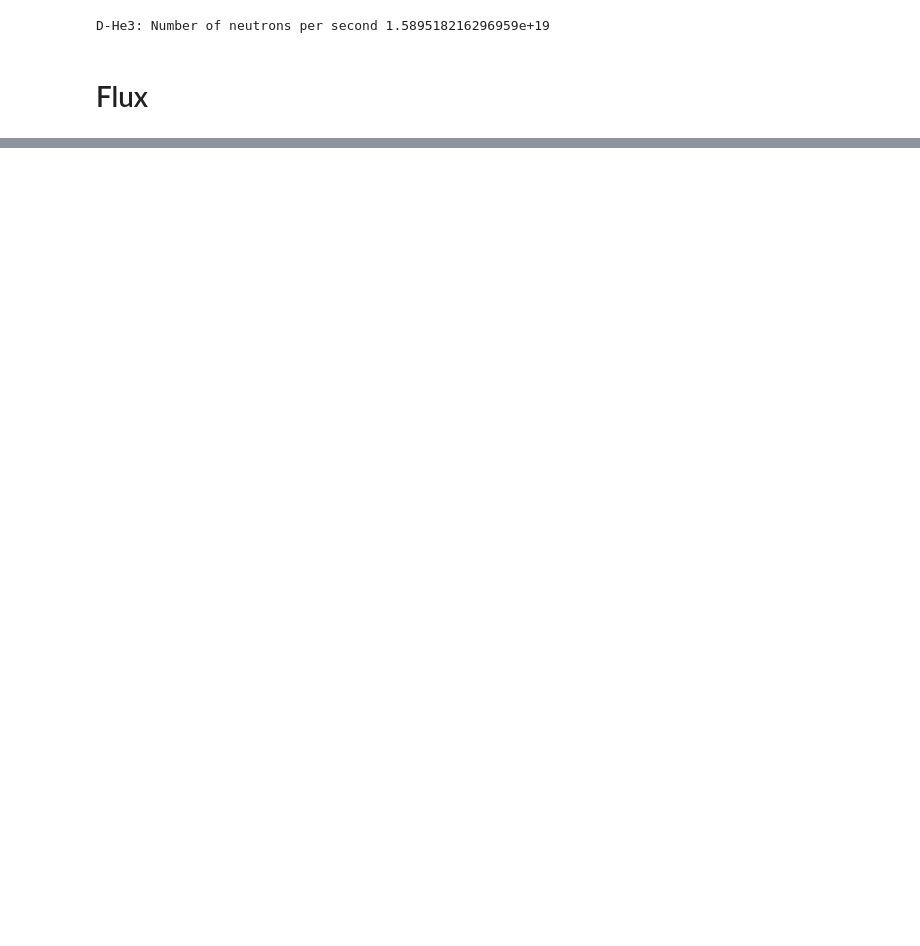
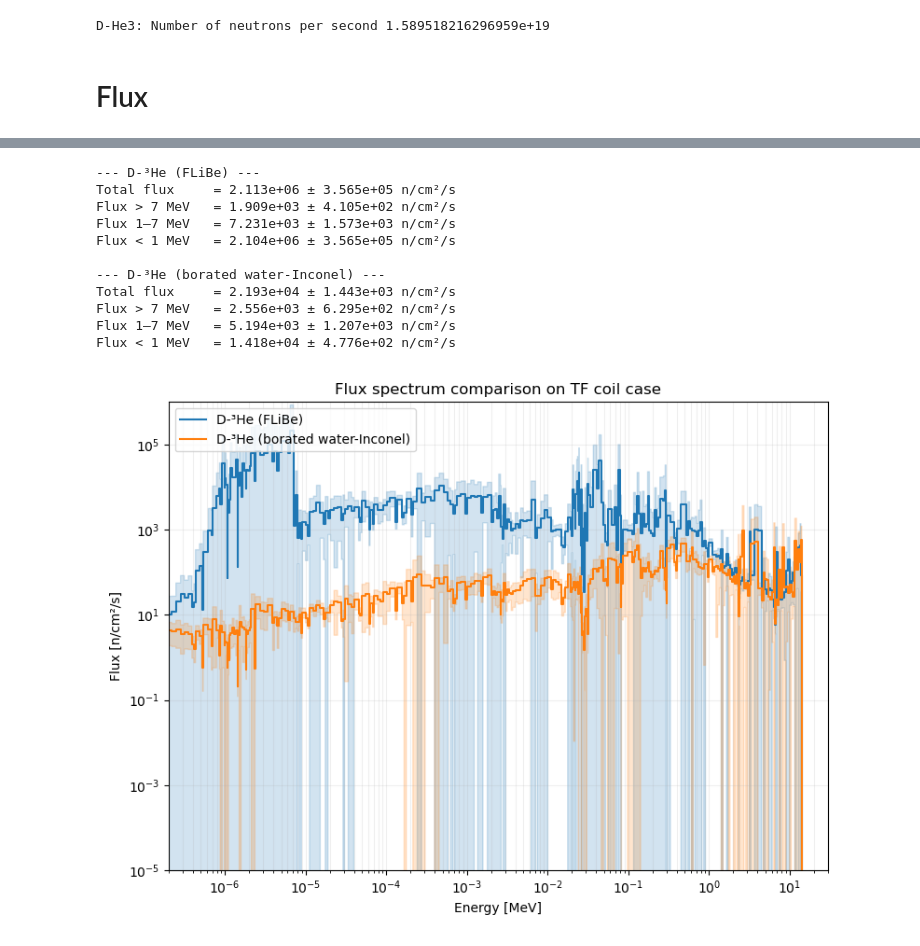
Before and after one commit to davidepettinari/fusion_fuel_concepts_explorer, a Jupyter notebook: models/comparison/all_dhe3.ipynb, the cells around one changed output, grey strips where cells are left out. Saved outputs shown, nothing was run; the diff lists cells and outputs as text; code cells hidden in the pictures; blank space fills up the shorter version.

```diff
--- a/models/comparison/all_dhe3.ipynb
+++ b/models/comparison/all_dhe3.ipynb
@@ -240,0 +305,28 @@ Flux < 1 MeV   = 1.003e+04 ± 1.798e+02 n/cm²/s
+# %%
+compare_flux_spectra(
+    sp1=sp_dhe,
+    name1="neutron_spectra_tf_coil_case",
+    volume1=tf_coil_case_volume*1e6,
+    number_of_neutrons_per_second1=number_of_neutrons_per_second_dhe,
+    sp2=sp_dhe_borated_water_inconel,
+    name2="neutron_spectra_tf_coil_case",
+    volume2=tf_coil_case_volume*1e6,
+    number_of_neutrons_per_second2=number_of_neutrons_per_second_dhe,
+    label1="D-³He (FLiBe)",
+    label2="D-³He (borated water-Inconel)",
+    region_name="TF coil case",
+    output_filename="TF coil case_flibe_vs_borated_water_inconel_dhe3.pdf"
+)
+# %% [output]
+--- D-³He (FLiBe) ---
+Total flux     = 2.113e+06 ± 3.565e+05 n/cm²/s
+Flux > 7 MeV   = 1.909e+03 ± 4.105e+02 n/cm²/s
+Flux 1–7 MeV   = 7.231e+03 ± 1.573e+03 n/cm²/s
+Flux < 1 MeV   = 2.104e+06 ± 3.565e+05 n/cm²/s
+
+--- D-³He (borated water-Inconel) ---
+Total flux     = 2.193e+04 ± 1.443e+03 n/cm²/s
+Flux > 7 MeV   = 2.556e+03 ± 6.295e+02 n/cm²/s
+Flux 1–7 MeV   = 5.194e+03 ± 1.207e+03 n/cm²/s
+Flux < 1 MeV   = 1.418e+04 ± 4.776e+02 n/cm²/s
+[figure, added]
```
Also changed, not shown: parts of 8 cells of this notebook, 29 other files.
